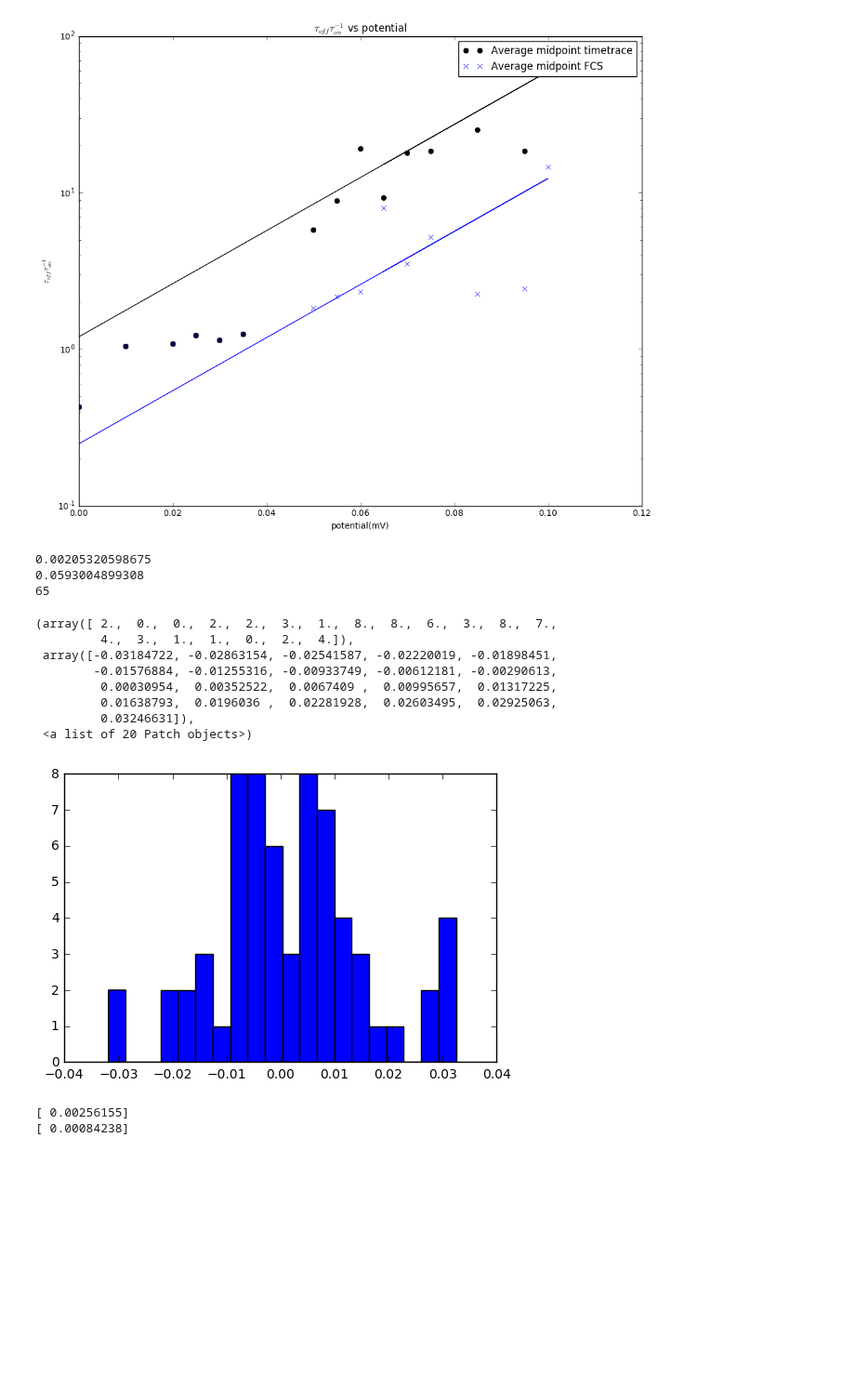
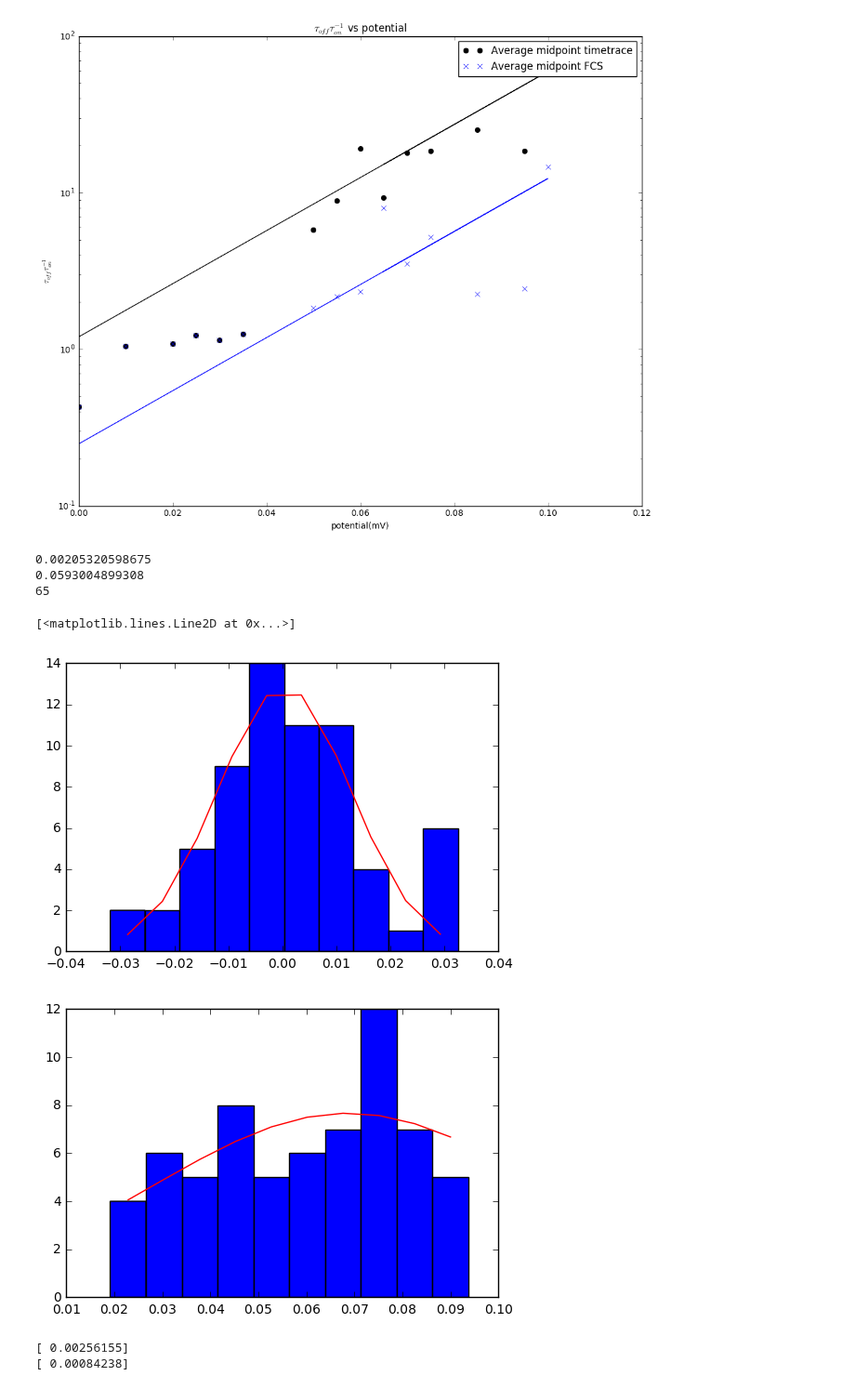
Before and after one commit to biswajitSM/Azurin_SM_repo, a Jupyter notebook: Analysis/Ratio Notebook.ipynb, the cells around one changed output. Shown at 93% size. Drawn from its saved outputs; the diff is of its cells as text; code cells hidden in the pictures; blank space fills up the shorter version.

Commit message:
Added gausian fit to histogram midpoint potentials

```diff
--- a/Analysis/Ratio Notebook.ipynb
+++ b/Analysis/Ratio Notebook.ipynb
@@ -63,43 +63,52 @@ day_1_TT = [-0.005558109759356048, 0.012323771845788121, 0.0046511160240322825,
 day_1_FCS = [0.045926562088973381, 0.044805406504807792, 0.019148901952235821, 0.052904802404622683, 0.031303756334274381, 0.029286837747984008, 0.040947359810438837, 0.024152054334936977, 0.031372942820578481, 0.036675859338763231]
 #day 2 17points S104d20Feb17_60.5_635_A1_CuAzu655
 day_2_TT = [-0.01458995030430273, 0.00087568368286288412, -0.00040067608275495202, -0.0033075582693358426, -0.0029838366172998941, 0.019345563696057288, 0.0091042016283113831, -0.0041608486363576619, -0.0088896555753964074, -0.00082340010555137782, 0.031683395182030193, 0.0078693430857198349, 0.027453899201285388, 0.015028146902059289, 0.032466307023464903, 0.00072806029430103807, 0.02977262604326153]
 day_2_FCS = [0.077738013222713814, 0.065227436282655579, 0.074898476189598676, 0.078853948964068568, 0.070262419499948783, 0.073485180642897441, 0.091733758844473365, 0.044636207453448755, 0.071459757609087807, 0.080437737130457487, 0.061812295776938003, 0.078403193491247733, 0.09374676274451213, 0.078742422456092115, 0.08554099576701639, 0.07907904663284028, 0.059486778305268606]
 #day 3 10 points S101d16Feb17_60.5_635_A3_CuAzu655
 day_3_TT = [-0.0055581011668454673, 0.012323771716061398, 0.0046511146623464056, 0.0054234747677500391, -0.0070657124938476945, -0.0065992765557433249, -0.01954291547644375, -0.03184721938941764, -0.0045882235458964008, 0.0061265582719170443]
 day_3_FCS = [0.045926623052109622, 0.044805405927329477, 0.019148901673629305, 0.052904803398533512, 0.031303756357785456, 0.029286837721987674, 0.040947360193900766, 0.024152054465095933, 0.031372942867616535, 0.036675866068666053]
 #day 4 17 points S101d15Feb17_62.2_635_A2_CuAzu655_2nd
 day_4_TT = [-0.017426659034256754, 0.012041077705545605, 0.022804834117672968, 0.0064822510224358297, 0.0085486170247277074, -0.017244755883841369, 0.0094191613177173426, -0.00032774431528555291, 0.0063919618322929557, -0.010905716663243003, -0.0090547635946070966, 0.011191193487806533, 0.0093302473268332652, 0.026371973022887994, -0.0013162485852775555, -0.013606620072291003, -0.0015711932688824443]
 day_4_FCS = [0.052595391575313635, 0.066627482217910539, 0.075495435938160063, 0.044478152664356917, 0.073255644421620275, 0.084744510803994658, 0.076046010724013041, 0.086549786084788069, 0.086964772523171058, 0.075525377813604189, 0.061822386524373669, 0.047825984083239528, 0.070877299017378464, 0.067422541852836901, 0.080478943938927697, 0.063649990258637656, 0.072924924425168985]
 #day 5 11 points S101d14Feb17_60.5_635_A2_CuAzu655
 day_5_TT = [-0.0066375967547319999, -0.013599724028533757, 0.0087601562126152204, 0.0096296464114512936, 0.0027504443716661327, 0.01594308009303563, -0.0055330656464860368, -0.0014176091654074263, -0.0079099217517773664, 0.029356322794657282, 0.015170808702652918]
 day_5_FCS = [0.064022144467004535, 0.087723803505857317, 0.039536810483234604, 0.052925697100223837, 0.074454108759359622, 0.05498328822455488, 0.059114089020517679, 0.065314412181701489, 0.048967093241866343, 0.059912762473830955, 0.081699535100687865]
 combined_TT = day_1_TT + day_2_TT + day_3_TT + day_4_TT + day_5_TT
 combined_FCS = day_1_FCS + day_2_FCS + day_3_FCS + day_4_FCS + day_5_FCS
 av_TT = sum(combined_TT)/len(combined_TT)
 av_FCS = sum(combined_FCS)/len(combined_FCS)
 print(av_TT)
 print(av_FCS)
 print(len(combined_FCS))
 
 #plt.hist(day_1_TT)
 #plt.hist(day_2_TT)
 #plt.hist(day_3_TT)
 #plt.hist(day_4_TT)
 #plt.hist(combined_TT)
-plt.hist(combined_TT, bins = 20)
+plt.figure()
+
+n,bins_on1,patches = hist(combined_TT, bins = 10)
+bin_centers_on = bins_on1[:-1] + 0.5 * (bins_on1[1:] - bins_on1[:-1])
+def gaus(x,a,x0,sigma):
+    return a*exp(-(x-x0)**2/(2*sigma**2))
+
+
+popt_single, pcov_single = curve_fit(gaus, bin_centers_on, n)
+plt.plot(bin_centers_on,gaus(bin_centers_on,*popt_single), color = 'r')
+
+plt.figure()
+n,bins_off1,patches = hist(combined_FCS, bins = 10)
+bin_centers_off = bins_off1[:-1] + 0.5 * (bins_off1[1:] - bins_off1[:-1])
+popt_FCS, pcov_FCS = curve_fit(gaus, bin_centers_off, n)
+plt.plot(bin_centers_off,gaus(bin_centers_off,*popt_FCS), color = 'r')
 # %% [output]
 0.00205320598675
 0.0593004899308
 65
-(array([ 2.,  0.,  0.,  2.,  2.,  3.,  1.,  8.,  8.,  6.,  3.,  8.,  7.,
-         4.,  3.,  1.,  1.,  0.,  2.,  4.]),
- array([-0.03184722, -0.02863154, -0.02541587, -0.02220019, -0.01898451,
-        -0.01576884, -0.01255316, -0.00933749, -0.00612181, -0.00290613,
-         0.00030954,  0.00352522,  0.0067409 ,  0.00995657,  0.01317225,
-         0.01638793,  0.0196036 ,  0.02281928,  0.02603495,  0.02925063,
-         0.03246631]),
- <a list of 20 Patch objects>)
+[<matplotlib.lines.Line2D at 0x...>]
-[figure, old version]
+[figure, new version]
+[figure, added]
 # %%
 y_1 = [48.62951582331873, 23.904438776736455, 17.06620729364577, 7.5062066865097234, 12.536809680664424, 7.3409946000581145, 3.0493269466865054, 0.38173578812120001, 0.82946268632500009, 0.77861653017683341, 0.55526126763650008]
 x_1 = [0.1, 0.09, 0.075, 0.06, 0.055, 0.04, 0.035, 0.025, 0.02, 0.015, 0]
```
